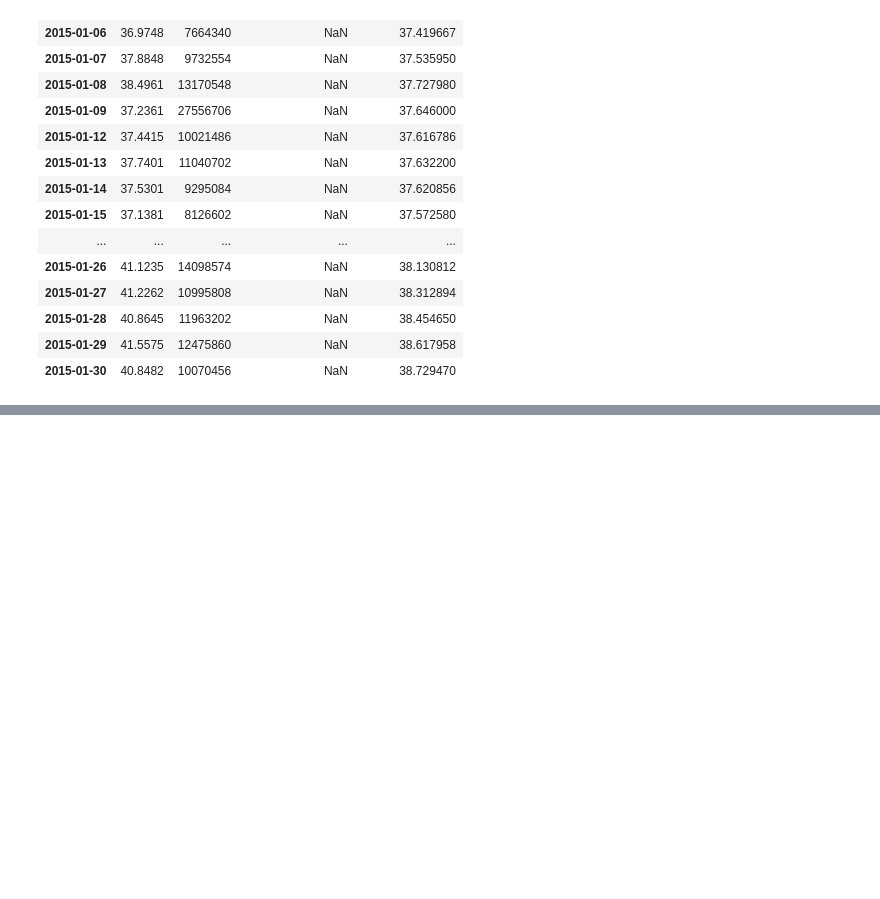
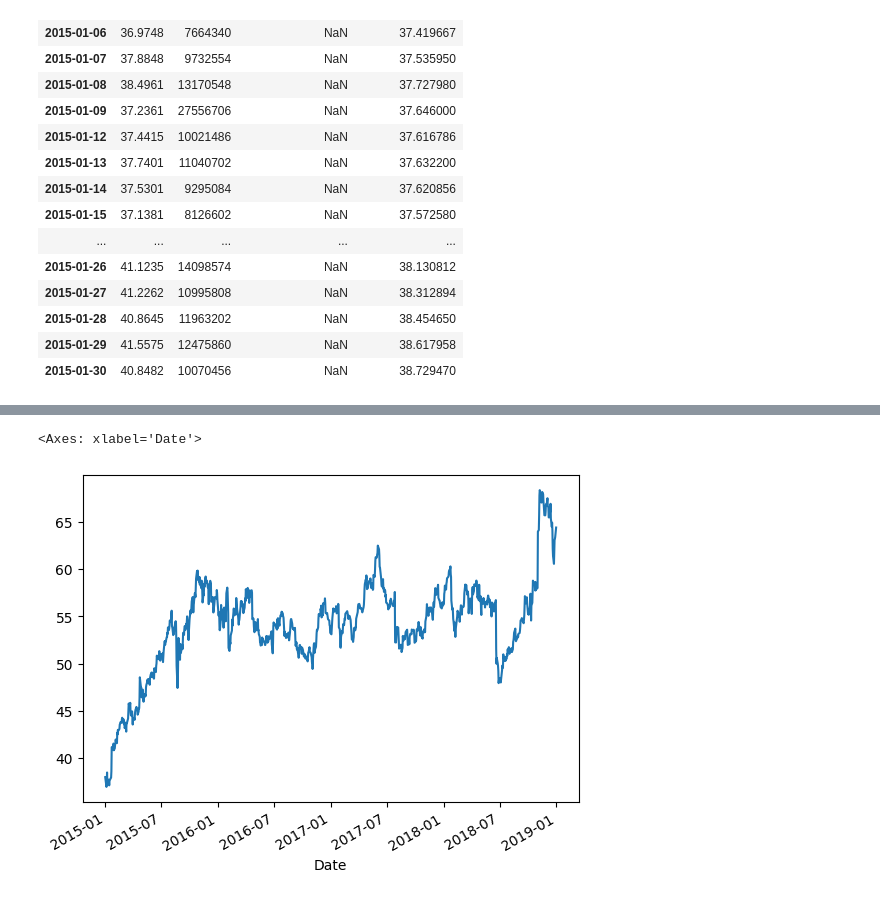
Before and after one commit to ibrahimaltun/udemy-courses, a Jupyter notebook: python-for-time-series-data-analysis/4.Time_Series_wPandas.ipynb, the cells around one changed output, grey strips where cells are left out. Saved outputs shown, nothing was run; the diff lists cells and outputs as text; code cells hidden in the pictures; blank space fills up the shorter version.

```diff
--- a/python-for-time-series-data-analysis/4.Time_Series_wPandas.ipynb
+++ b/python-for-time-series-data-analysis/4.Time_Series_wPandas.ipynb
@@ -437,0 +458,5 @@ df.head(20)
+# %%
+df["Close"].plot()
+# %% [output]
+<Axes: xlabel='Date'>
+[figure, added]
```
Also changed, not shown: parts of 15 cells of this notebook.
